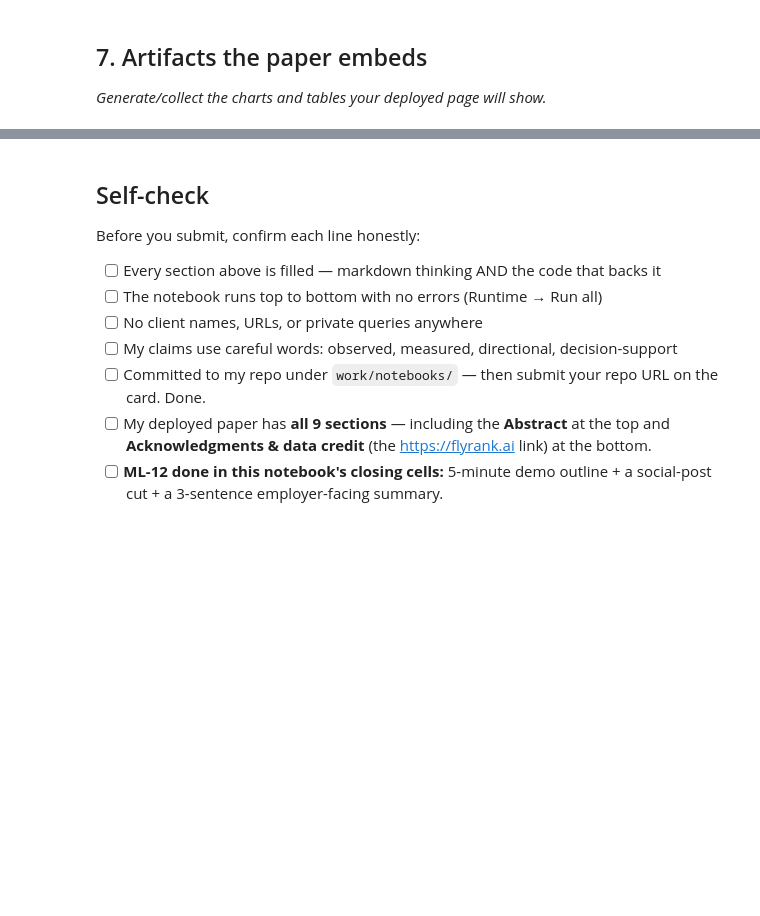
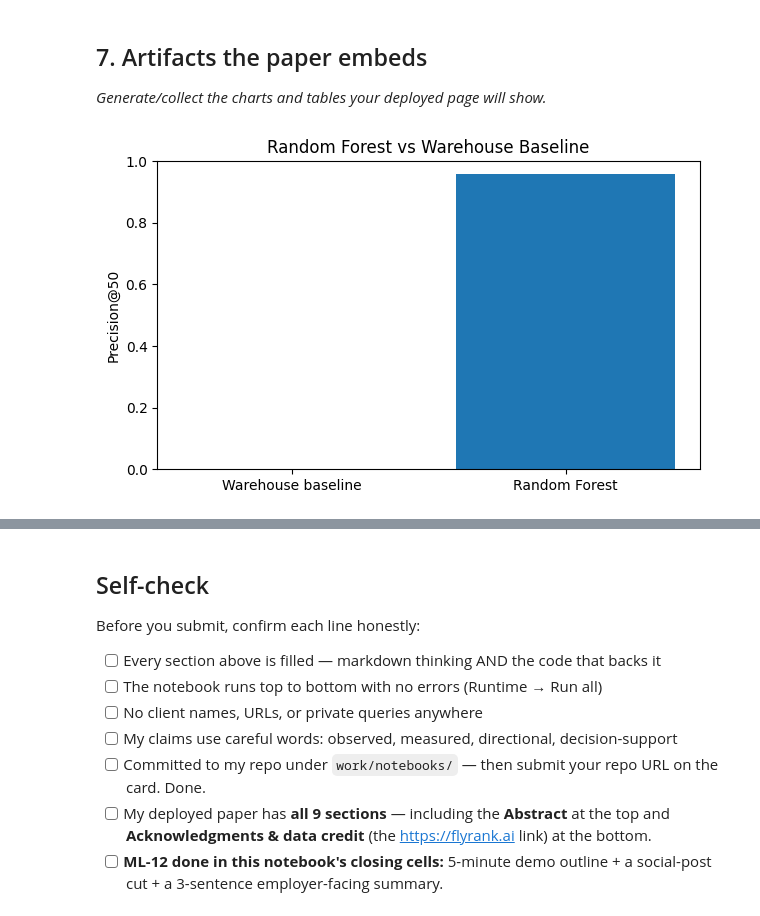
Before and after one commit to Srinadh2314/srinadh-flyrank-intership, a Jupyter notebook: work/notebooks/capstone.ipynb, the cells around one changed output, grey strips where cells are left out. Saved outputs shown, nothing was run; the diff lists cells and outputs as text; code cells hidden in the pictures; blank space fills up the shorter version.

```diff
--- a/work/notebooks/capstone.ipynb
+++ b/work/notebooks/capstone.ipynb
@@ -32,0 +34,13 @@ This skeleton is yours to fill. Work the sections **in order** — each one has
+# %%
+import duckdb
+
+con = duckdb.connect()
+
+con.execute(f"""
+CREATE OR REPLACE SECRET hf (
+    TYPE HUGGINGFACE,
+    TOKEN '{HF_TOKEN}'
+)
+""")
+
+print("Warehouse connection ready")
@@ -34,3 +401,17 @@ This skeleton is yours to fill. Work the sections **in order** — each one has
 ## 7. Artifacts the paper embeds
 
 *Generate/collect the charts and tables your deployed page will show.*
+# %%
+import matplotlib.pyplot as plt
+
+plt.figure(figsize=(7, 4))
+plt.bar(
+    results["method"],
+    results["Precision@50"]
+)
+plt.ylabel("Precision@50")
+plt.title("Random Forest vs Warehouse Baseline")
+plt.ylim(0, 1)
+plt.show()
+# %% [output]
+[figure, added]
```
Also changed, not shown: parts of 27 cells of this notebook.
